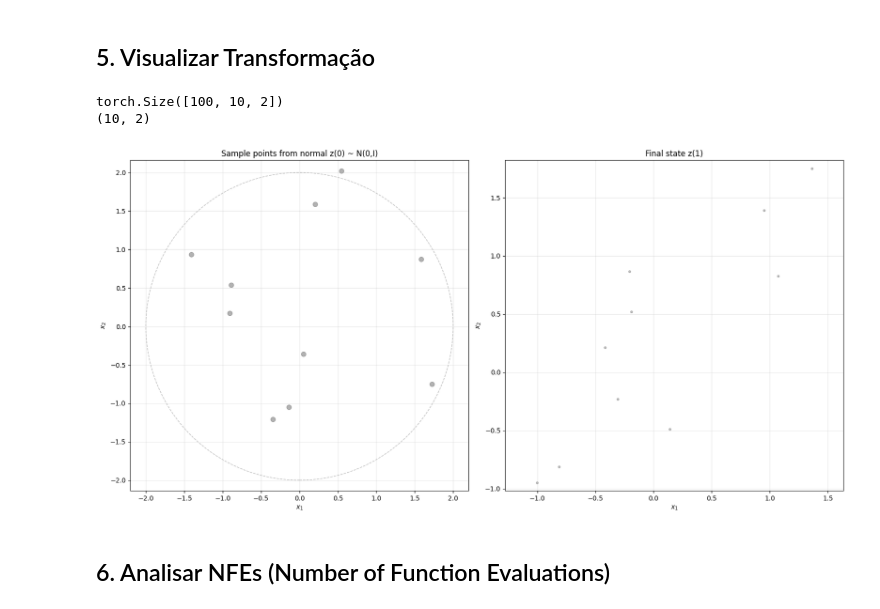
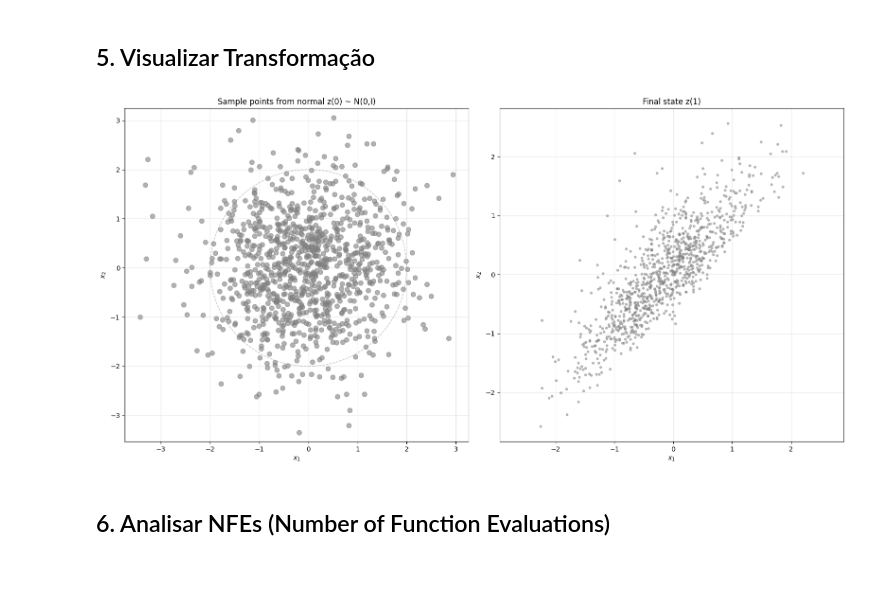
Before and after one commit to lucascbarbosa/flow, a Jupyter notebook: notebooks/01_neural_ode_2d.ipynb, the cells around one changed output. Saved outputs shown, nothing was run; the diff lists cells and outputs as text; code cells hidden in the pictures; blank space fills up the shorter version.

```diff
--- a/notebooks/01_neural_ode_2d.ipynb
+++ b/notebooks/01_neural_ode_2d.ipynb
@@ -109,15 +109,13 @@ plt.show()
 # %%
 plot_transformation(
     model,
-    n_samples=10,
+    n_samples=1000,
     n_trajectory_points=100
 )
 plt.tight_layout()
 plt.show()
 # %% [output]
-torch.Size([100, 10, 2])
-(10, 2)
-[figure, old version]
+[figure, new version]
 # %% [markdown]
 ## 6. Analisar NFEs (Number of Function Evaluations)
 # %%
```
Also changed, not shown: parts of 4 cells of this notebook, 2 other files.
